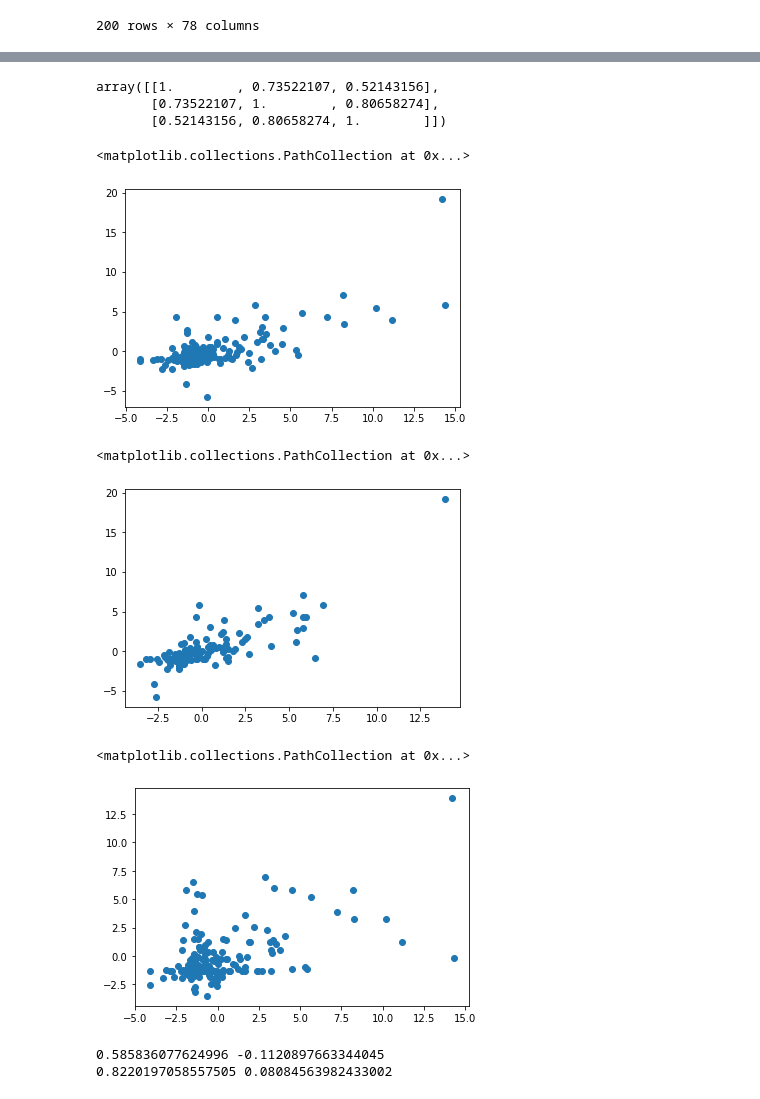
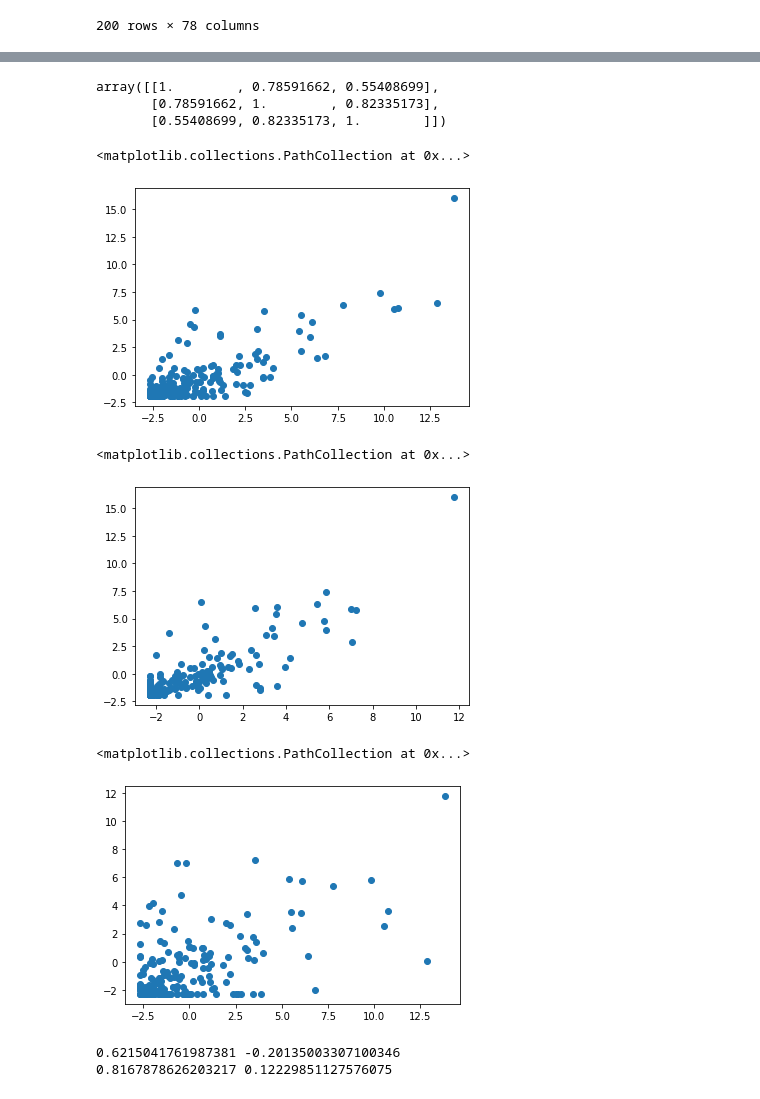
Before and after one commit to 4digitmwc/extraterrestrial-index, a Jupyter notebook: exponential_eti_analysis.ipynb, the cells around one changed output, grey strips where cells are left out. Drawn from its saved outputs; the diff is of its cells as text; code cells hidden in the pictures.

```diff
--- a/exponential_eti_analysis.ipynb
+++ b/exponential_eti_analysis.ipynb
@@ -64,7 +64,7 @@ rc = get_beatmap_category_table(_4dm4_data, "RC")
 hb = get_beatmap_category_table(_4dm4_data, "HB")
 ln = get_beatmap_category_table(_4dm4_data, "LN")
 # %%
-model = ETIModel(lambda x: np.nanquantile(x, 0.25, axis=1))
+model = ETIModel()
 
 rc_eti = pd.DataFrame(model.fit(rc.values), index=rc.index)
 hb_eti = pd.DataFrame(model.fit(hb.values), index=hb.index)
@@ -77,11 +77,11 @@ eti_cats['rc'] = rc_eti
 eti_cats['hb'] = hb_eti
 eti_cats['ln'] = ln_eti
 # %%
-eti_cats['rc'] = eti_cats['rc'].fillna(eti_cats['rc'].quantile(0.25))
-eti_cats['hb'] = eti_cats['hb'].fillna(eti_cats['hb'].quantile(0.25))
-eti_cats['ln'] = eti_cats['ln'].fillna(eti_cats['ln'].quantile(0.25))
+eti_cats['rc'] = eti_cats['rc'].fillna(eti_cats['rc'].min())
+eti_cats['hb'] = eti_cats['hb'].fillna(eti_cats['hb'].min())
+eti_cats['ln'] = eti_cats['ln'].fillna(eti_cats['ln'].min())
 # %%
-eti_cats['avg'] = gmean(eti_cats[['rc', 'hb', 'ln']].values, axis=1)
+eti_cats['avg'] = eti_cats[['rc', 'hb', 'ln']].mean(axis=1)
 # %%
 eti_cats.sort_values('avg', ascending=False).head(15)
 # %% [output]
@@ -149,6 +117,6 @@ np.log(eti_cats).describe()
 # %%
-np.corrcoef(np.log(eti_cats)[['rc', 'hb', 'ln']].T)
+np.corrcoef(eti_cats[['rc', 'hb', 'ln']].T)
 # %% [output]
-array([[1.        , 0.73522107, 0.52143156],
-       [0.73522107, 1.        , 0.80658274],
-       [0.52143156, 0.80658274, 1.        ]])
+array([[1.        , 0.78591662, 0.55408699],
+       [0.78591662, 1.        , 0.82335173],
+       [0.55408699, 0.82335173, 1.        ]])
@@ -157,18 +123,18 @@ log_eti = np.log(eti_cats)
 # %%
-plt.scatter(log_eti['rc'], log_eti['hb'])
+plt.scatter(eti_cats['rc'], eti_cats['hb'])
 # %% [output]
 <matplotlib.collections.PathCollection at 0x...>
-[figure, old version]
+[figure, new version]
 # %%
-plt.scatter(log_eti['ln'], log_eti['hb'])
+plt.scatter(eti_cats['ln'], eti_cats['hb'])
 # %% [output]
 <matplotlib.collections.PathCollection at 0x...>
-[figure, old version]
+[figure, new version]
 # %%
-plt.scatter(log_eti['rc'], log_eti['ln'])
+plt.scatter(eti_cats['rc'], eti_cats['ln'])
 # %% [output]
 <matplotlib.collections.PathCollection at 0x...>
-[figure, old version]
+[figure, new version]
 # %%
 def regression_function(x, y):
     xbar = np.mean(x)
@@ -178,11 +144,11 @@ def regression_function(x, y):
     print(b1, b0)
     return lambda x: b1 * x + b0
 # %%
-rc_hb = regression_function(log_eti['rc'].values, log_eti['hb'].values)
-ln_hb = regression_function(log_eti['ln'].values, log_eti['hb'].values)
+rc_hb = regression_function(eti_cats['rc'].values, eti_cats['hb'].values)
+ln_hb = regression_function(eti_cats['ln'].values, eti_cats['hb'].values)
 # %% [output]
-0.585836077624996 -0.1120897663344045
-0.8220197058557505 0.08084563982433002
+0.6215041761987381 -0.20135003307100346
+0.8167878626203217 0.12229851127576075
 # %%
 x_rc, y_rc = (-2.5, 15), (rc_hb(-2.5), rc_hb(15))
 x_ln, y_ln = (-2.5, 12.5), (ln_hb(-2.5), ln_hb(12.5))
```
Also changed, not shown: parts of 17 cells of this notebook, 7 other files.
